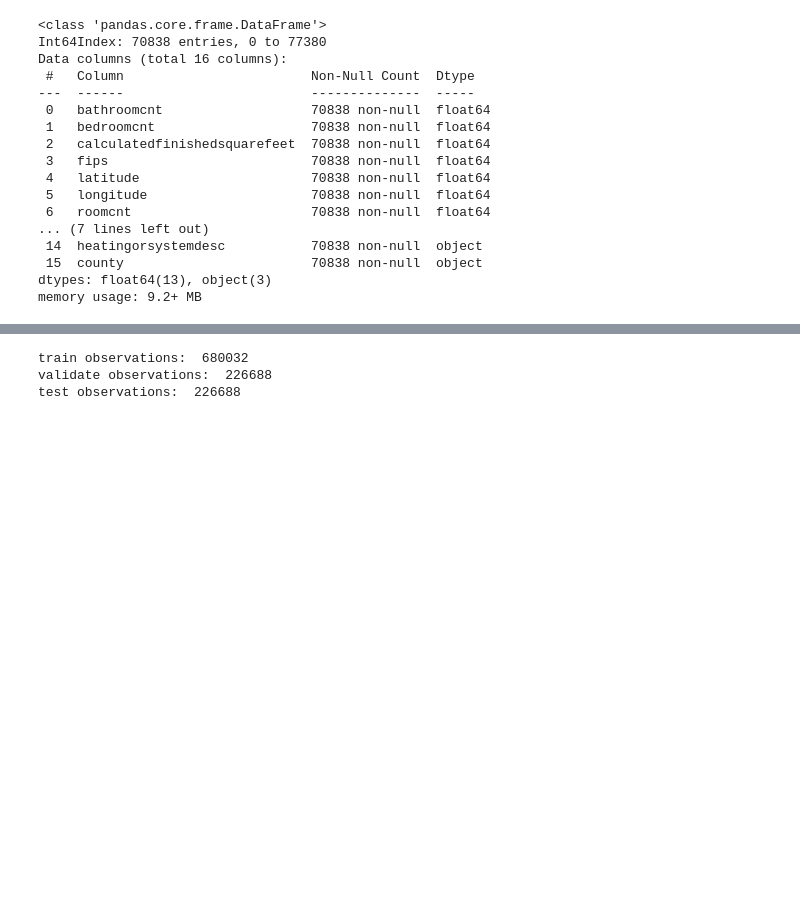
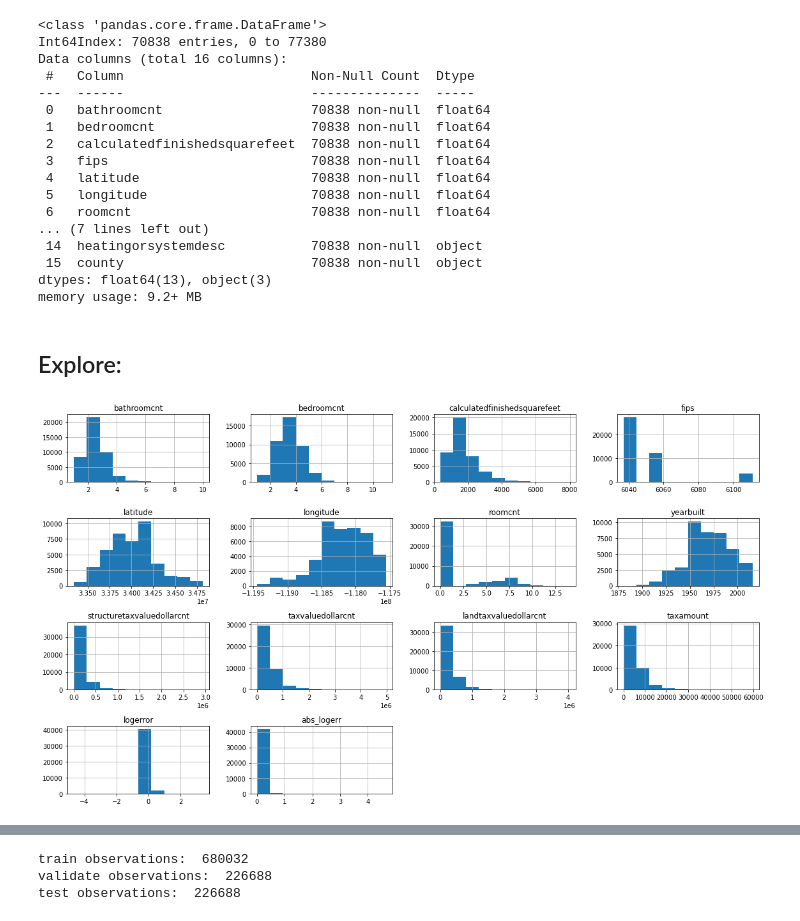
Before and after one commit to jeffakins/zillow_2017_clustering_project, a Jupyter notebook: zillow_clustering_project.ipynb, the cells around one changed output, grey strips where cells are left out. Saved outputs shown, nothing was run; the diff lists cells and outputs as text; code cells hidden in the pictures; blank space fills up the shorter version.

```diff
--- a/zillow_clustering_project.ipynb
+++ b/zillow_clustering_project.ipynb
@@ -51,3 +53,11 @@ Data columns (total 16 columns):
  15  county                        70838 non-null  object
 dtypes: float64(13), object(3)
 memory usage: 9.2+ MB
+# %% [markdown]
+## Explore:
+# %%
+train.hist(figsize=(16,9))
+plt.tight_layout()
+plt.show()
+# %% [output]
+[figure, added]
```
Also changed, not shown: parts of 7 cells of this notebook, 1 other file.
